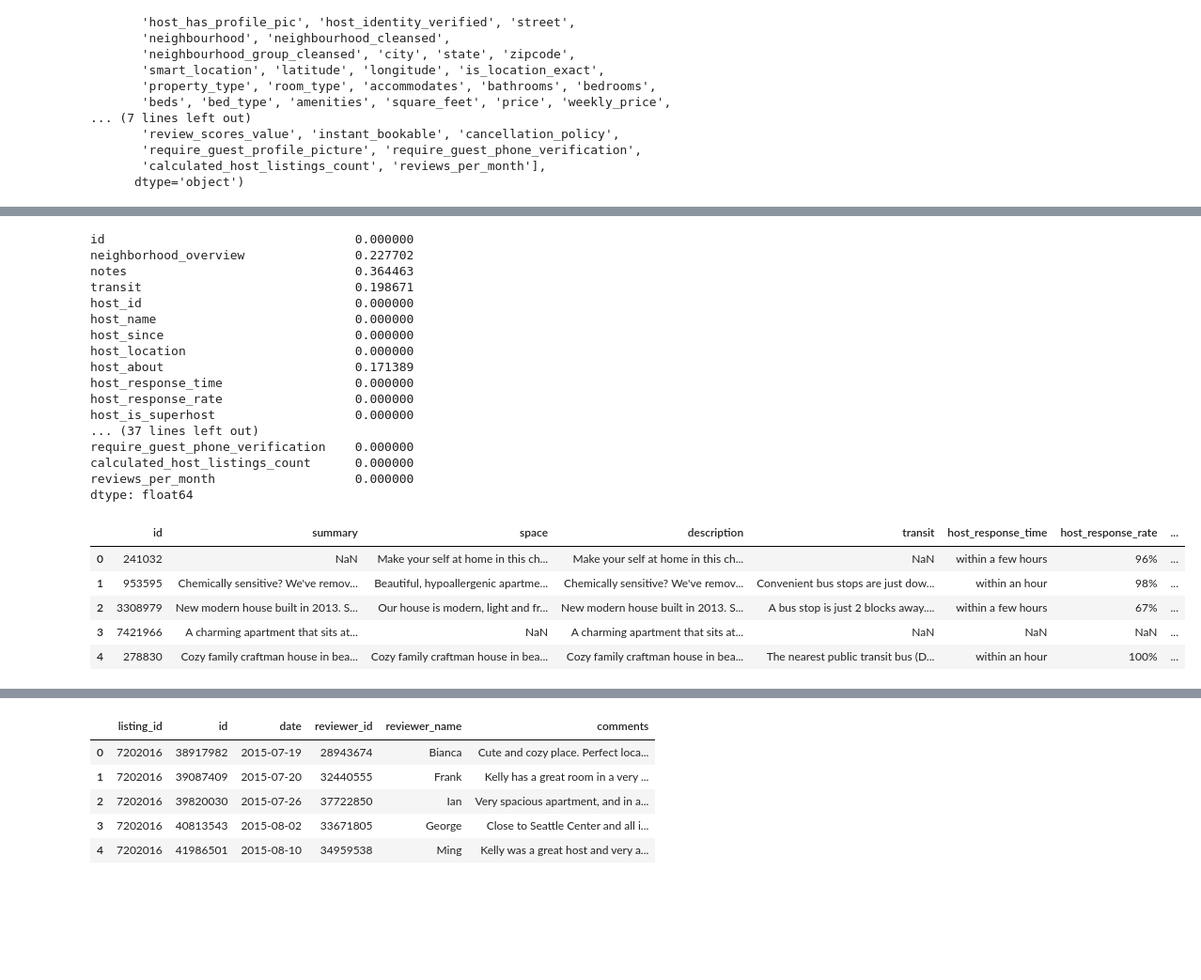
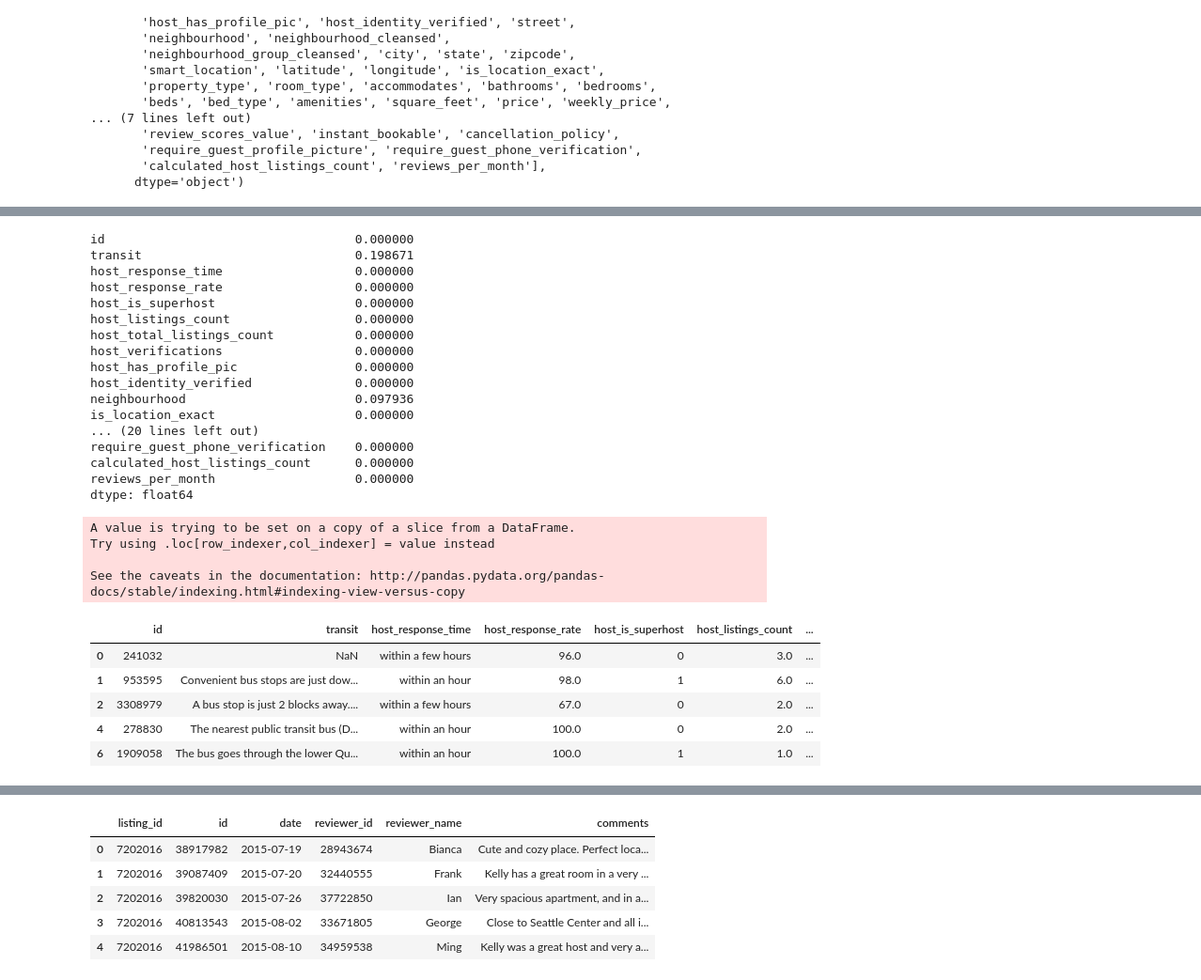
Before and after one commit to Duratorre/AirBnB-Data-Analysis, a Jupyter notebook: Analysis.ipynb, the cells around one changed output, grey strips where cells are left out. Shown at 94% size. Cells and saved outputs as stored; diff of their text form; code cells hidden in the pictures; blank space fills up the shorter version.

Commit message:
Adjusted analysis on df_listings. Introduced rough correlation matrix for df_listings

```diff
--- a/Analysis.ipynb
+++ b/Analysis.ipynb
@@ -338,0 +352,7 @@ df_lis
+# %%
+# % host_response_rate,
+#t & f host_is_superhost, host_has_profile_pic, host_identity_verified, is_location_exact, instant_bookable, require_guest_profile_picture, require_guest_phone_verification
+# $ price, security_deposit, extra_people
+#df_lis6.loc[:,'host_reponse_rate'] = df_lis6['host_response_rate'].str.replace('%', '').astype(float)
+df_lis6['host_response_rate'] = df_lis6['host_response_rate'].str.replace('%', '').astype(float)
+df_lis6.head()
@@ -338,0 +371,4 @@ df_lis
+# %%
+df_lis6.replace('t', 1, inplace=True)
+df_lis6.replace('f', 0, inplace=True)
+df_lis6.head()
@@ -338,0 +382,13 @@ df_lis
+# %%
+df_lis6['price'] = df_lis6['price'].str.replace('$', '').astype(float)
+df_lis6['security_deposit'] = df_lis6['security_deposit'].str.replace('$', '')
+df_lis6['security_deposit'] = df_lis6['security_deposit'].str.replace(',', '').astype(float)
+df_lis6['cleaning_fee'] = df_lis6['cleaning_fee'].str.replace('$', '').astype(float)
+df_lis6['extra_people'] = df_lis6['extra_people'].str.replace('$', '').astype(float)
+
+df_lis6.head()
+
+#df_lis.bathrooms[df_lis.bathrooms.isnull()] = 1
+
+
+#print(df_lis_hrt.shape, len(df_lis_hrt.host_id.unique()))
@@ -343,0 +422,6 @@ df_lis
+# %%
+df_lis6['bedrooms'].fillna(0, inplace=True) # as there can be homes w/o bedrooms
+df_lis6['bathrooms'].fillna(1, inplace=True) # all houses are entire building apartments or single rooms, there has to be a bathroom
+df_lis6['security_deposit'].fillna(0, inplace=True)
+df_lis6['cleaning_fee'].fillna(0, inplace=True)
+df_lis6.head()
@@ -344,19 +439,19 @@ df_lis
 # %%
-df_lis.isna().mean()
+df_lis6.isna().mean()
 # %% [output]
 id                                  0.000000
-neighborhood_overview               0.227702
-notes                               0.364463
 transit                             0.198671
-host_id                             0.000000
-host_name                           0.000000
-host_since                          0.000000
-host_location                       0.000000
-host_about                          0.171389
 host_response_time                  0.000000
 host_response_rate                  0.000000
 host_is_superhost                   0.000000
-... (37 lines left out)
+host_listings_count                 0.000000
+host_total_listings_count           0.000000
+host_verifications                  0.000000
+host_has_profile_pic                0.000000
+host_identity_verified              0.000000
+neighbourhood                       0.097936
+is_location_exact                   0.000000
+... (20 lines left out)
 require_guest_phone_verification    0.000000
 calculated_host_listings_count      0.000000
 reviews_per_month                   0.000000
@@ -415,15 +510,19 @@ def extract_features(df, column_name):
 
     return new_df
 # %%
-df_lis5 = extract_features(df_lis4, 'amenities')
-df_lis6 = extract_features(df_lis5, 'host_verifications')
-df_lis6.head()
+df_lis7 = extract_features(df_lis6, 'amenities')
+df_lis8 = extract_features(df_lis7, 'host_verifications')
+df_lis8.head()
 # %% [output]
+A value is trying to be set on a copy of a slice from a DataFrame.
+Try using .loc[row_indexer,col_indexer] = value instead
+
+See the caveats in the documentation: http://pandas.pydata.org/pandas-docs/stable/indexing.html#indexing-view-versus-copy
-|  | id | summary | space | description | transit | host_response_time | host_response_rate | ... |
-| 0 | 241032 | NaN | Make your self at home in this ch... | Make your self at home in this ch... | NaN | within a few hours | 96% | ... |
-| 1 | 953595 | Chemically sensitive? We've remov... | Beautiful, hypoallergenic apartme... | Chemically sensitive? We've remov... | Convenient bus stops are just dow... | within an hour | 98% | ... |
-| 2 | 3308979 | New modern house built in 2013. S... | Our house is modern, light and fr... | New modern house built in 2013. S... | A bus stop is just 2 blocks away.... | within a few hours | 67% | ... |
-| 3 | 7421966 | A charming apartment that sits at... | NaN | A charming apartment that sits at... | NaN | NaN | NaN | ... |
-| 4 | 278830 | Cozy family craftman house in bea... | Cozy family craftman house in bea... | Cozy family craftman house in bea... | The nearest public transit bus (D... | within an hour | 100% | ... |
+|  | id | transit | host_response_time | host_response_rate | host_is_superhost | host_listings_count | ... |
+| 0 | 241032 | NaN | within a few hours | 96.0 | 0 | 3.0 | ... |
+| 1 | 953595 | Convenient bus stops are just dow... | within an hour | 98.0 | 1 | 6.0 | ... |
+| 2 | 3308979 | A bus stop is just 2 blocks away.... | within a few hours | 67.0 | 0 | 2.0 | ... |
+| 4 | 278830 | The nearest public transit bus (D... | within an hour | 100.0 | 0 | 2.0 | ... |
+| 6 | 1909058 | The bus goes through the lower Qu... | within an hour | 100.0 | 1 | 1.0 | ... |
 # %%
 one_hot_columns = ['host_response_time', 'neighbourhood', 'property_type', 'room_type', 'bed_type', 'cancellation_policy']
```
Also changed, not shown: parts of 22 cells of this notebook.
